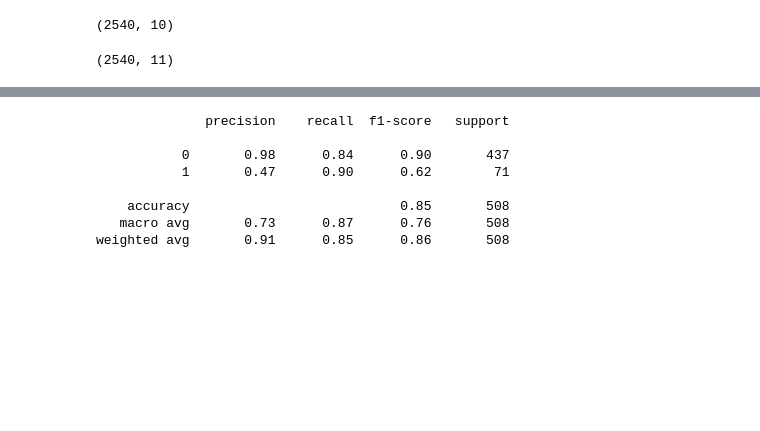
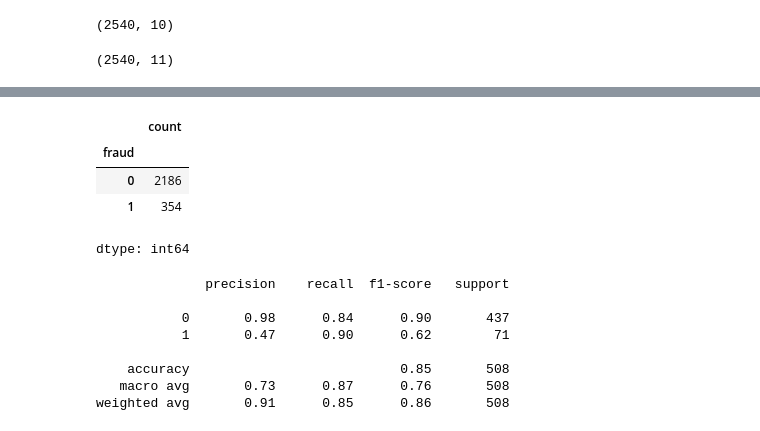
Before and after one commit to OviedoVR/ML_especializacao_2025, a Jupyter notebook: notebooks/sist_deteccao_fraudes.ipynb, the cells around one changed output, grey strips where cells are left out. Drawn from its saved outputs; the diff is of its cells as text; code cells hidden in the pictures; blank space fills up the shorter version.

```diff
--- a/notebooks/sist_deteccao_fraudes.ipynb
+++ b/notebooks/sist_deteccao_fraudes.ipynb
@@ -194,3 +239,11 @@ print(transacoes_modelagem.shape)
+# %%
+transacoes_modelagem['fraud'].value_counts()
+# %% [output]
+|  | count |
+| fraud |  |
+| 0 | 2186 |
+| 1 | 354 |
+dtype: int64
 # %%
 from imblearn.under_sampling import RandomUnderSampler
 from sklearn.model_selection import train_test_split
```
Also changed, not shown: parts of 10 cells of this notebook.
